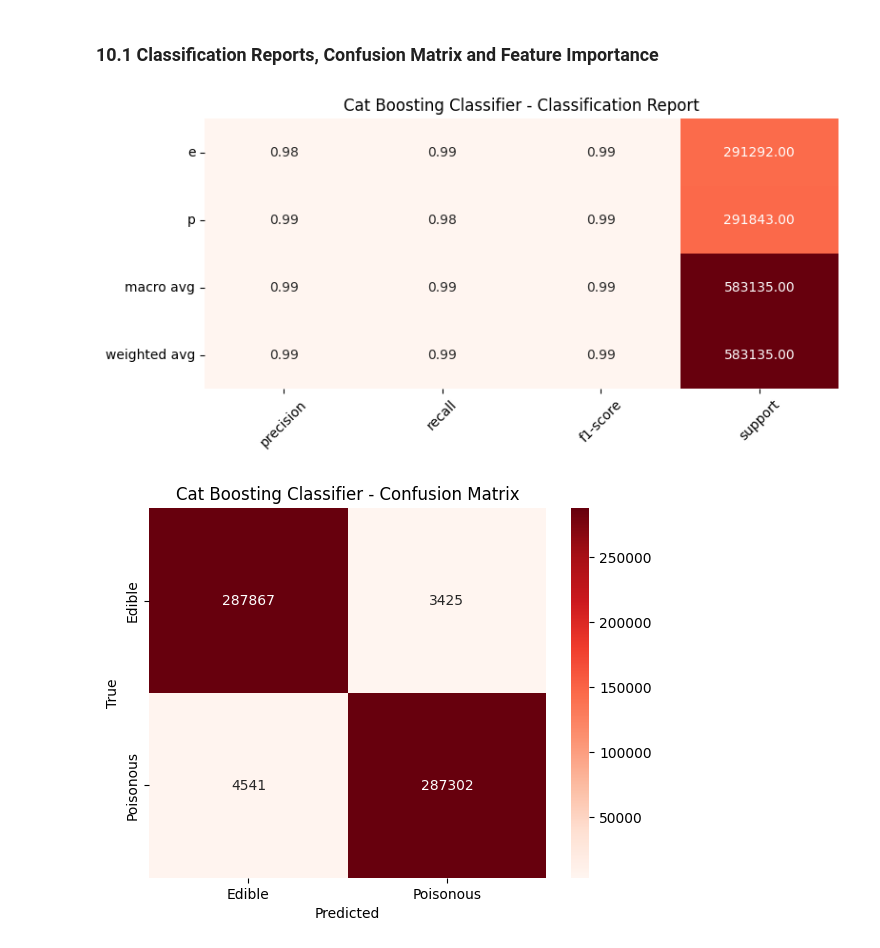
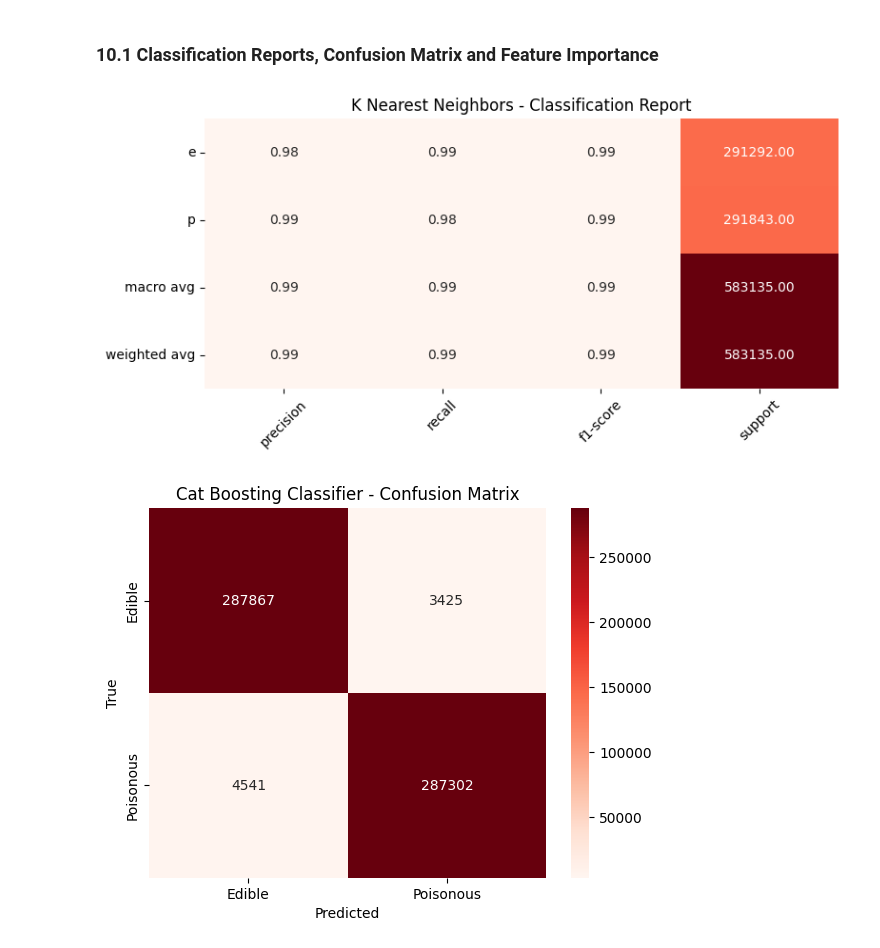
Before and after one commit to rodeso/iart.mushroom, a Jupyter notebook: supervised-learning.ipynb, the cells around one changed output. Saved outputs shown, nothing was run; the diff lists cells and outputs as text; code cells hidden in the pictures.

Commit message:
graph for knn with correct name

```diff
--- a/supervised-learning.ipynb
+++ b/supervised-learning.ipynb
@@ -588,26 +588,26 @@ Accuracy: 98.63%
 # %%
 # Get the classification report as a dictionary
 report_dict = classification_report(y_test, y_pred_knn, output_dict=True)
 
 # Convert to DataFrame (drop "accuracy" which isn't per-class)
 report_knn = pd.DataFrame(report_dict).transpose()
 
 # Optional: keep only relevant rows
 report_knn = report_knn.loc[["e", "p", "macro avg", "weighted avg"]]
 
 # Round values for display
 report_knn = report_knn.round(2)
 
 # Plot as a heatmap
 plt.figure(figsize=(8, 4))
 sns.heatmap(report_knn.iloc[:, :4], annot=True, fmt=".2f", cmap="Reds", cbar=False)
-plt.title("Cat Boosting Classifier - Classification Report")
+plt.title("K Nearest Neighbors - Classification Report")
 plt.yticks(rotation=0)
 plt.xticks(rotation=45)
 plt.tight_layout()
 plt.show()
 # %% [output]
-[figure, old version]
+[figure, new version]
 # %%
 # Confusion Matrix
 cm_knn = confusion_matrix(y_test, y_pred_knn)
```
Also changed, not shown: parts of 1 cell of this notebook.
